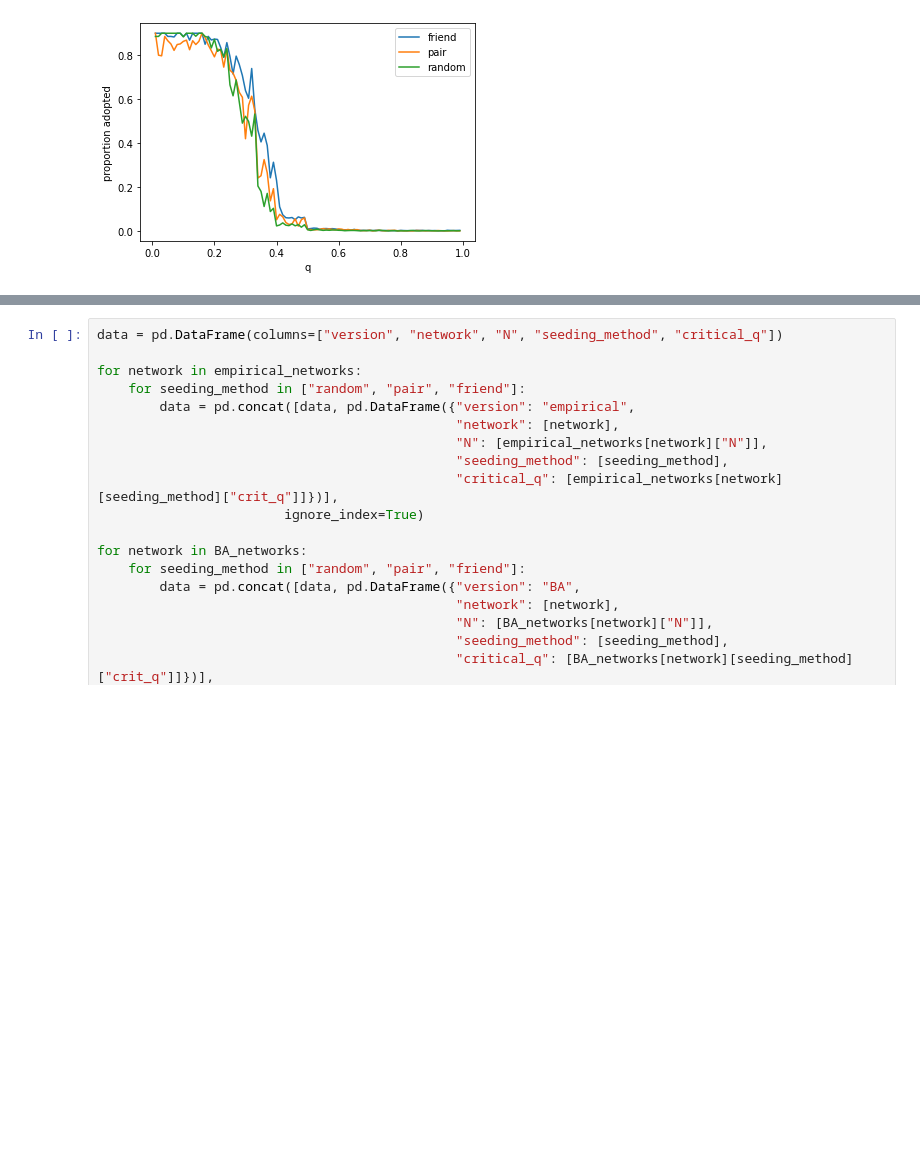
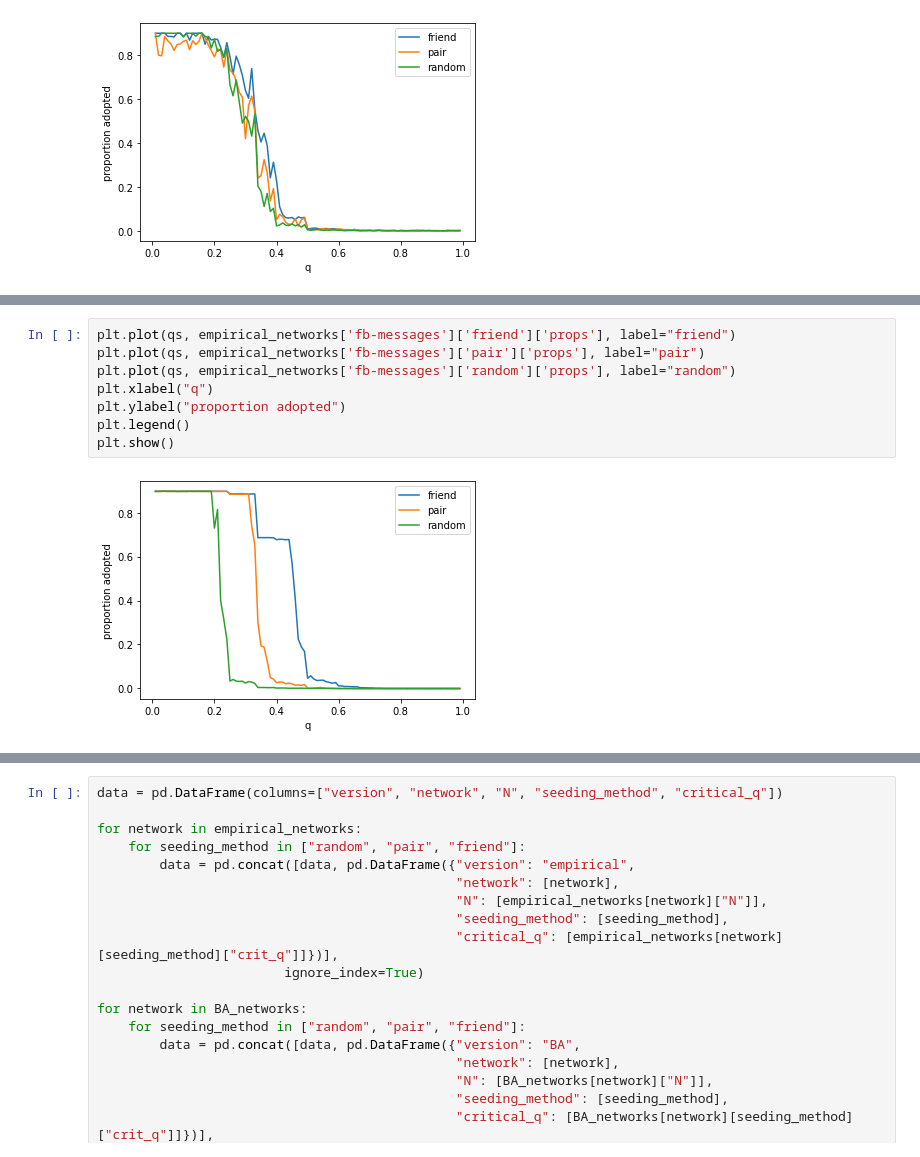
Before and after one commit to rajan-shankar/Seeding-in-Social-Networks, a Jupyter notebook: Untitled.ipynb, the cells around one changed output, grey strips where cells are left out. Saved outputs shown, nothing was run; the diff lists cells and outputs as text; blank space fills up the shorter version.

```diff
--- a/Untitled.ipynb
+++ b/Untitled.ipynb
@@ -73,0 +42,10 @@ empirical_networks['physician_trust']
+# %%
+plt.plot(qs, empirical_networks['fb-messages']['friend']['props'], label="friend")
+plt.plot(qs, empirical_networks['fb-messages']['pair']['props'], label="pair")
+plt.plot(qs, empirical_networks['fb-messages']['random']['props'], label="random")
+plt.xlabel("q")
+plt.ylabel("proportion adopted")
+plt.legend()
+plt.show()
+# %% [output]
+[figure, added]
```
Also changed, not shown: parts of 10 cells of this notebook, 1 other file.
